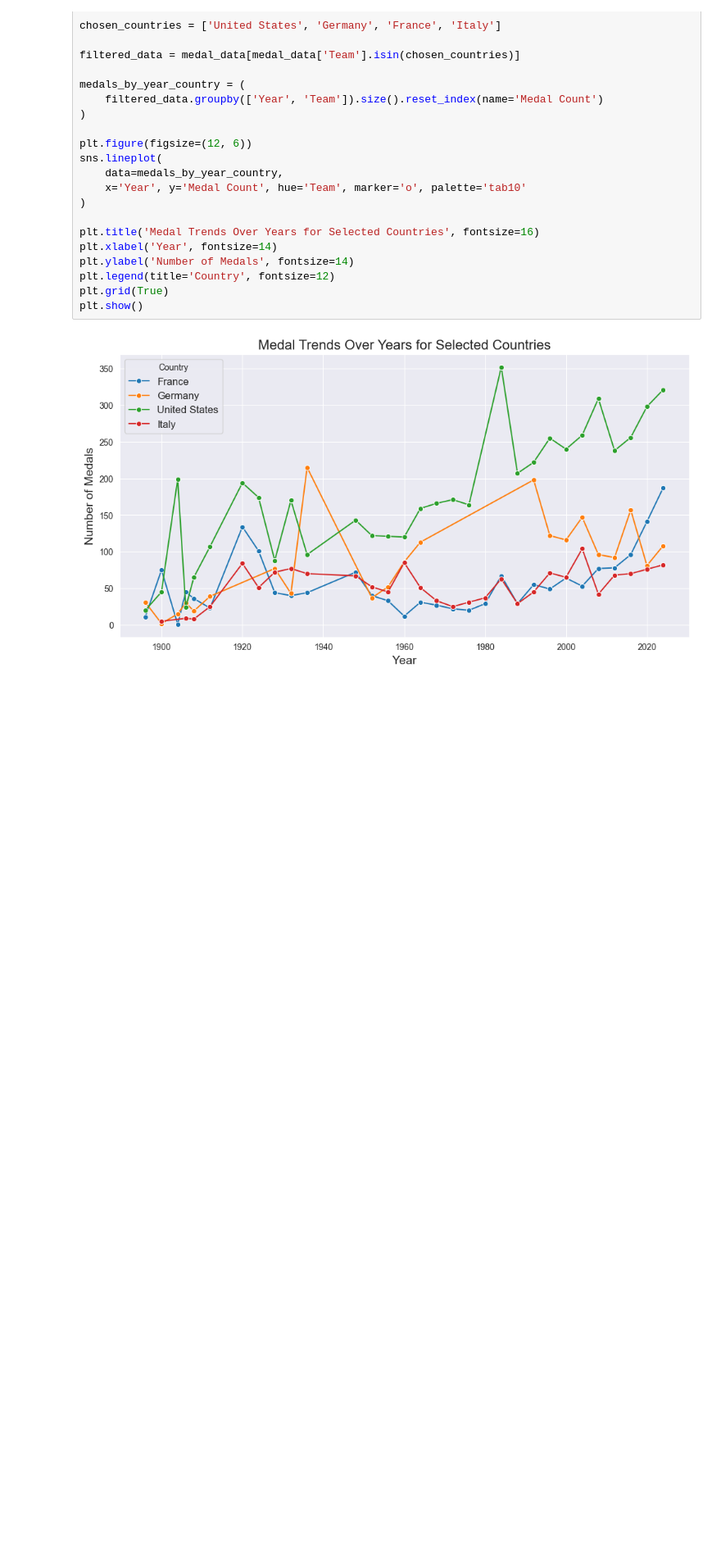
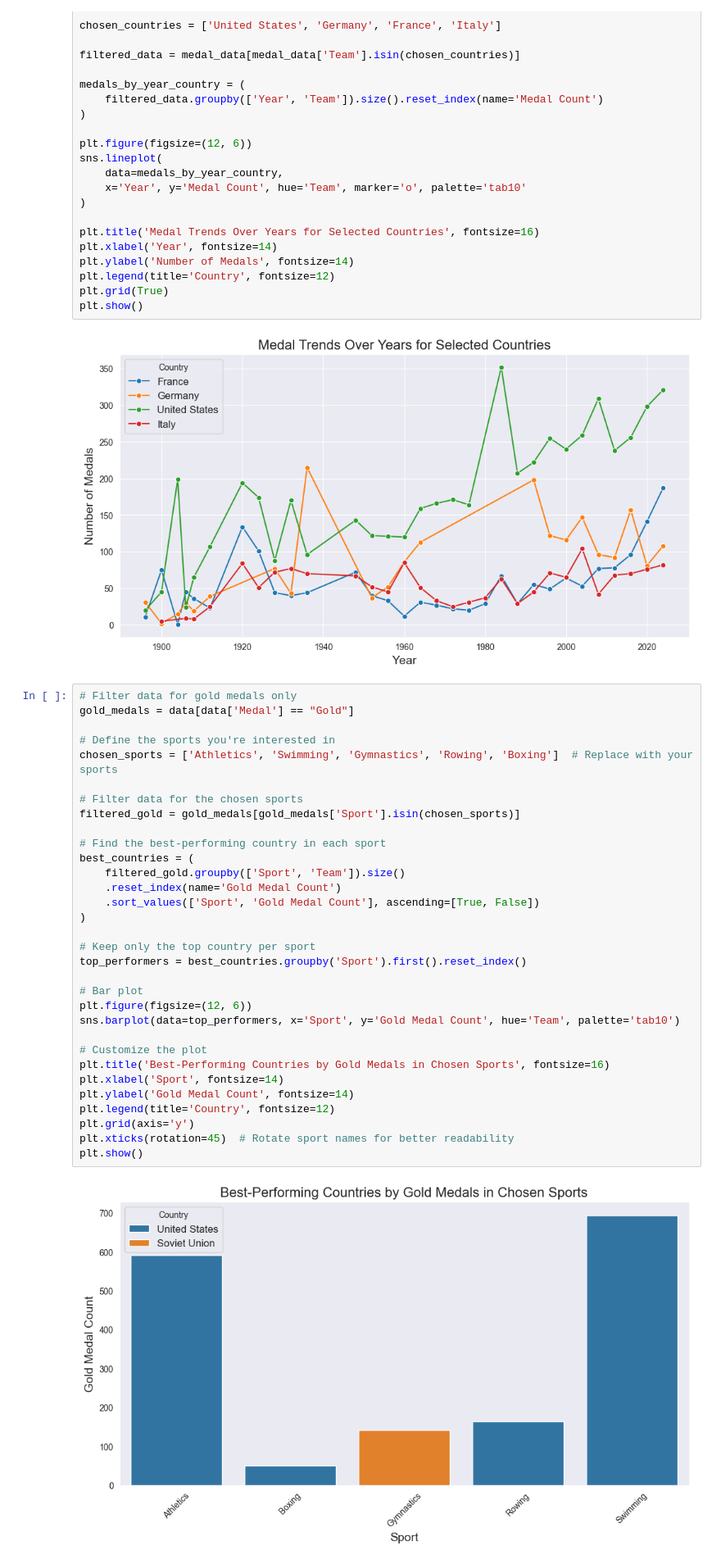
Before and after one commit to kjakopovic/Olympics-LLM, a Jupyter notebook: analytics/analytics.ipynb, the cells around one changed output. Shown at 82% size. Drawn from its saved outputs; the diff is of its cells as text; blank space fills up the shorter version.

```diff
--- a/analytics/analytics.ipynb
+++ b/analytics/analytics.ipynb
@@ -178,3 +178,37 @@ plt.grid(True)
 plt.show()
 # %% [output]
 [figure]
+# %%
+# Filter data for gold medals only
+gold_medals = data[data['Medal'] == "Gold"]
+
+# Define the sports you're interested in
+chosen_sports = ['Athletics', 'Swimming', 'Gymnastics', 'Rowing', 'Boxing']  # Replace with your sports
+
+# Filter data for the chosen sports
+filtered_gold = gold_medals[gold_medals['Sport'].isin(chosen_sports)]
+
+# Find the best-performing country in each sport
+best_countries = (
+    filtered_gold.groupby(['Sport', 'Team']).size()
+    .reset_index(name='Gold Medal Count')
+    .sort_values(['Sport', 'Gold Medal Count'], ascending=[True, False])
+)
+
+# Keep only the top country per sport
+top_performers = best_countries.groupby('Sport').first().reset_index()
+
+# Bar plot
+plt.figure(figsize=(12, 6))
+sns.barplot(data=top_performers, x='Sport', y='Gold Medal Count', hue='Team', palette='tab10')
+
+# Customize the plot
+plt.title('Best-Performing Countries by Gold Medals in Chosen Sports', fontsize=16)
+plt.xlabel('Sport', fontsize=14)
+plt.ylabel('Gold Medal Count', fontsize=14)
+plt.legend(title='Country', fontsize=12)
+plt.grid(axis='y')
+plt.xticks(rotation=45)  # Rotate sport names for better readability
+plt.show()
+# %% [output]
+[figure, added]
```
